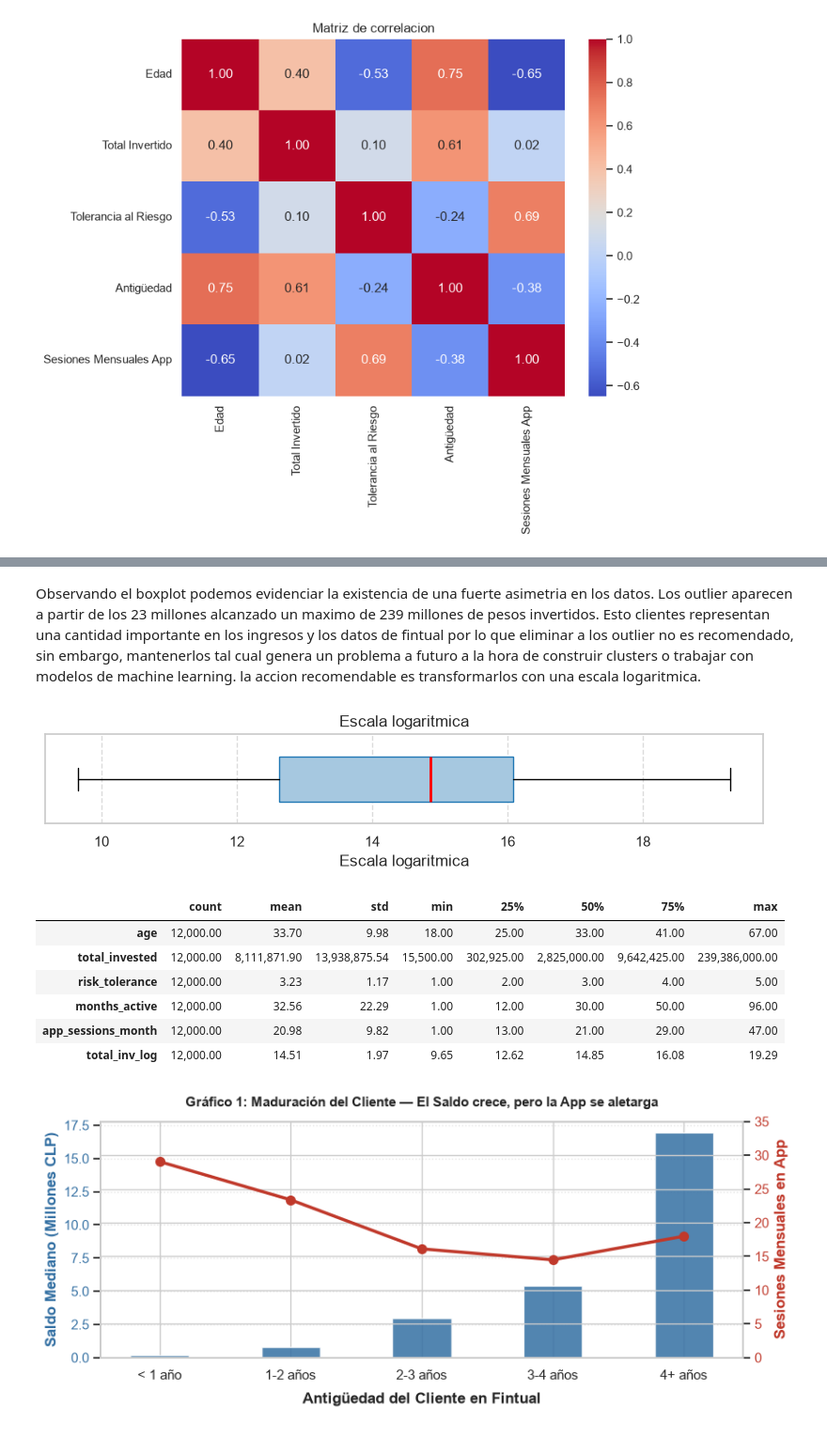
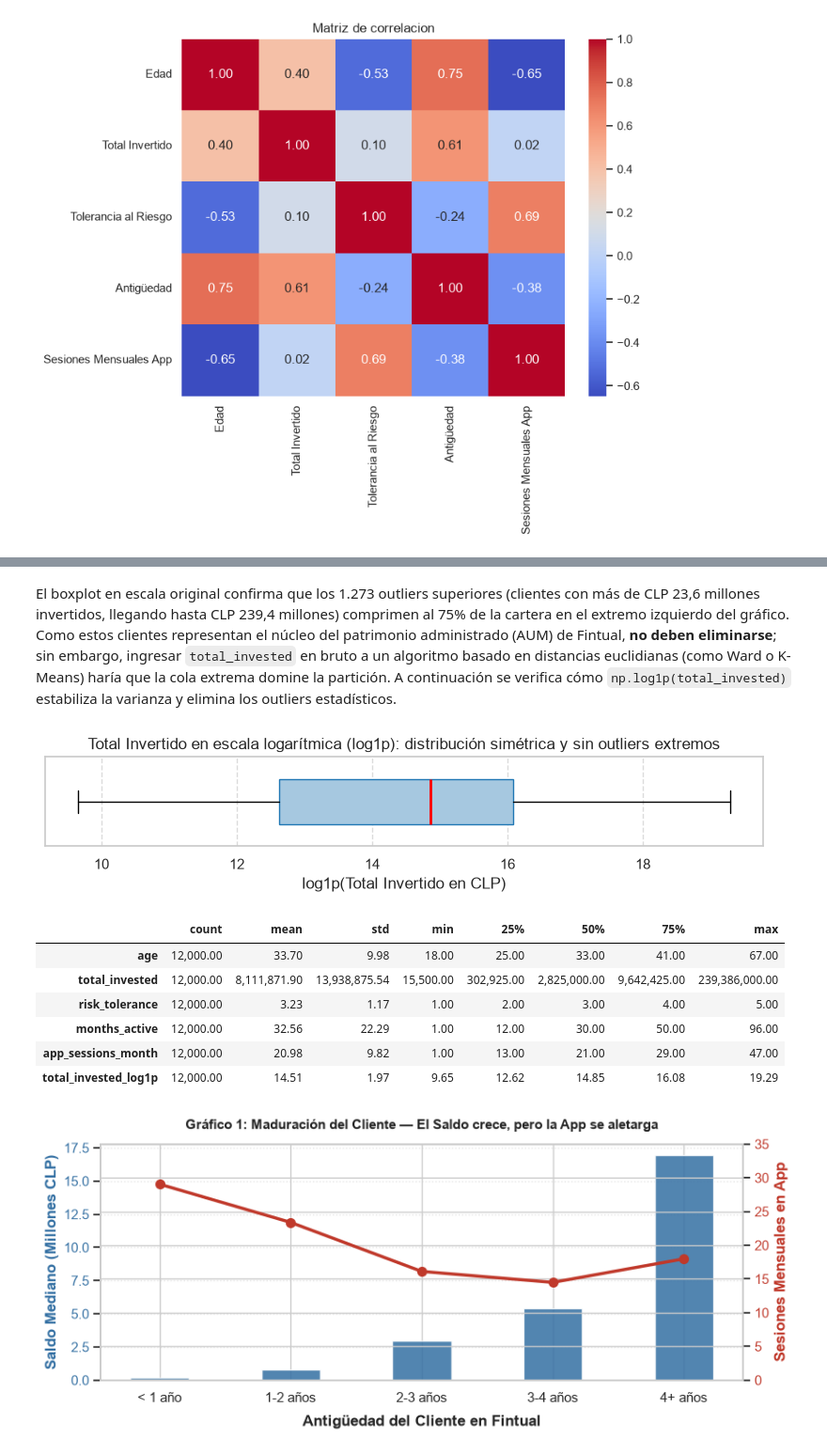
Before and after one commit to fcisternasg/fintual-card-marketing-analytics, a Jupyter notebook: Taller_Fintual.ipynb, the cells around one changed output, grey strips where cells are left out. Shown at 94% size. Saved outputs shown, nothing was run; the diff lists cells and outputs as text; code cells hidden in the pictures.

```diff
--- a/Taller_Fintual.ipynb
+++ b/Taller_Fintual.ipynb
@@ -14,6 +14,8 @@ from sklearn.metrics import silhouette_score
 
 # Configuraciones de visualización
 pd.set_option("display.float_format", lambda x: f"{x:,.2f}")
+pd.set_option("display.max_columns", None)
+pd.set_option("display.width", 1000)
 sns.set_theme(style="whitegrid")
 # %%
 # Carga de los datos inicales
@@ -278,8 +414,13 @@ Al analizar los 377 valores faltantes en la tolerancia al riesgo, podemos conclu
 # %%
-# Calcular mediana
-mediana_riesgo = usuarios_copia['risk_tolerance'].median()
-print(f"Mediana de tolerancia al riesgo: {mediana_riesgo}")
+# Calcular mediana exclusivamente sobre registros con tolerancia al riesgo válida (1 a 5)
+mask_riesgo_valido = usuarios_copia['risk_tolerance'].between(1, 5)
+mediana_riesgo = usuarios_copia.loc[mask_riesgo_valido, 'risk_tolerance'].median()
+print(f"Mediana de tolerancia al riesgo (sobre escala válida 1-5): {mediana_riesgo}")
 
-# Rellenar los valores nulos de tolerancia al riesgo con la mediana correspondiente
-usuarios_copia['risk_tolerance'] = usuarios_copia['risk_tolerance'].fillna(mediana_riesgo)
+# Imputar tanto los 377 nulos como los 70 registros con valor 0.0 (447 registros en total)
+mask_imputar_riesgo = usuarios_copia['risk_tolerance'].isna() | ~usuarios_copia['risk_tolerance'].between(1, 5)
+print(f"Total registros de riesgo a imputar (377 nulos + 70 en cero): {mask_imputar_riesgo.sum()}")
+
+usuarios_copia.loc[mask_imputar_riesgo, 'risk_tolerance'] = mediana_riesgo
+analisis_completo['risk_tolerance'] = usuarios_copia['risk_tolerance']
 # %% [output]
@@ -446,39 +645,39 @@ display(estadistico_limpios)
 # %% [markdown]
-Observando el boxplot podemos evidenciar la existencia de una fuerte asimetria en los datos. Los outlier aparecen a partir de los 23 millones alcanzado un maximo de 239 millones de pesos invertidos. Esto clientes representan una cantidad importante en los ingresos y los datos de fintual por lo que eliminar a los outlier no es recomendado, sin embargo, mantenerlos tal cual genera un problema a futuro a la hora de construir clusters o trabajar con modelos de machine learning. la accion recomendable es transformarlos con una escala logaritmica.
+El boxplot en escala original confirma que los 1.273 outliers superiores (clientes con más de CLP 23,6 millones invertidos, llegando hasta CLP 239,4 millones) comprimen al 75% de la cartera en el extremo izquierdo del gráfico. Como estos clientes representan el núcleo del patrimonio administrado (AUM) de Fintual, **no deben eliminarse**; sin embargo, ingresar `total_invested` en bruto a un algoritmo basado en distancias euclidianas (como Ward o K-Means) haría que la cola extrema domine la partición. A continuación se verifica cómo `np.log1p(total_invested)` estabiliza la varianza y elimina los outliers estadísticos.
 # %%
-usuarios_copia['total_inv_log'] = np.log1p(usuarios_copia['total_invested'])
-usuarios_copia.head()
+# Boxplot de total_invested tras aplicar transformación logarítmica (np.log1p)
+total_inv_log_serie = np.log1p(usuarios_copia['total_invested'])
 
-# Boxplot de total_onvrsted para detectar outliers y distribucion
-plt.figure(figsize=(8,2))
+plt.figure(figsize=(8, 2))
 plt.boxplot(
-    usuarios_copia['total_inv_log'],
-    vert=False,
+    total_inv_log_serie,
+    orientation='horizontal',
     widths=0.5,
     patch_artist=True,
     boxprops=dict(facecolor='#a6c8e0', color='#1f77b4'),
     medianprops=dict(color='red', linewidth=2),
     flierprops=dict(marker='o', markersize=3, alpha=0.5, markerfacecolor='black')
-            )
-plt.title("Escala logaritmica")
-plt.xlabel("Escala logaritmica")
-plt.yticks([])                     # Ocultamos la etiqueta del eje Y porque es una sola variable
+)
+plt.title("Total Invertido en escala logarítmica (log1p): distribución simétrica y sin outliers extremos")
+plt.xlabel("log1p(Total Invertido en CLP)")
+plt.yticks([])
 plt.grid(axis='x', linestyle='--', alpha=0.7)
 plt.tight_layout()
 plt.show()
 
-# Estadisticos usuarios
-estadistico_limpios = usuarios_copia.describe().T
-display(estadistico_limpios)
+# Resumen estadístico comparativo de las 5 variables limpias + referencia en log1p
+resumen_pre_esc = usuarios_copia[['age', 'total_invested', 'risk_tolerance', 'months_active', 'app_sessions_month']].copy()
+resumen_pre_esc['total_invested_log1p'] = total_inv_log_serie
+display(resumen_pre_esc.describe().T)
 # %% [output]
-[figure, old version]
+[figure, new version]
 |  | count | mean | std | min | 25% | 50% | 75% | max |
 | age | 12,000.00 | 33.70 | 9.98 | 18.00 | 25.00 | 33.00 | 41.00 | 67.00 |
 | total_invested | 12,000.00 | 8,111,871.90 | 13,938,875.54 | 15,500.00 | 302,925.00 | 2,825,000.00 | 9,642,425.00 | 239,386,000.00 |
 | risk_tolerance | 12,000.00 | 3.23 | 1.17 | 1.00 | 2.00 | 3.00 | 4.00 | 5.00 |
 | months_active | 12,000.00 | 32.56 | 22.29 | 1.00 | 12.00 | 30.00 | 50.00 | 96.00 |
 | app_sessions_month | 12,000.00 | 20.98 | 9.82 | 1.00 | 13.00 | 21.00 | 29.00 | 47.00 |
-| total_inv_log | 12,000.00 | 14.51 | 1.97 | 9.65 | 12.62 | 14.85 | 16.08 | 19.29 |
+| total_invested_log1p | 12,000.00 | 14.51 | 1.97 | 9.65 | 12.62 | 14.85 | 16.08 | 19.29 |
 # %%
 # GRAFICO 1: Matplotlib puro - Curva de maduracion del cliente
 usuarios_copia['anios_activo'] = pd.cut(
```
Also changed, not shown: parts of 61 cells of this notebook.
